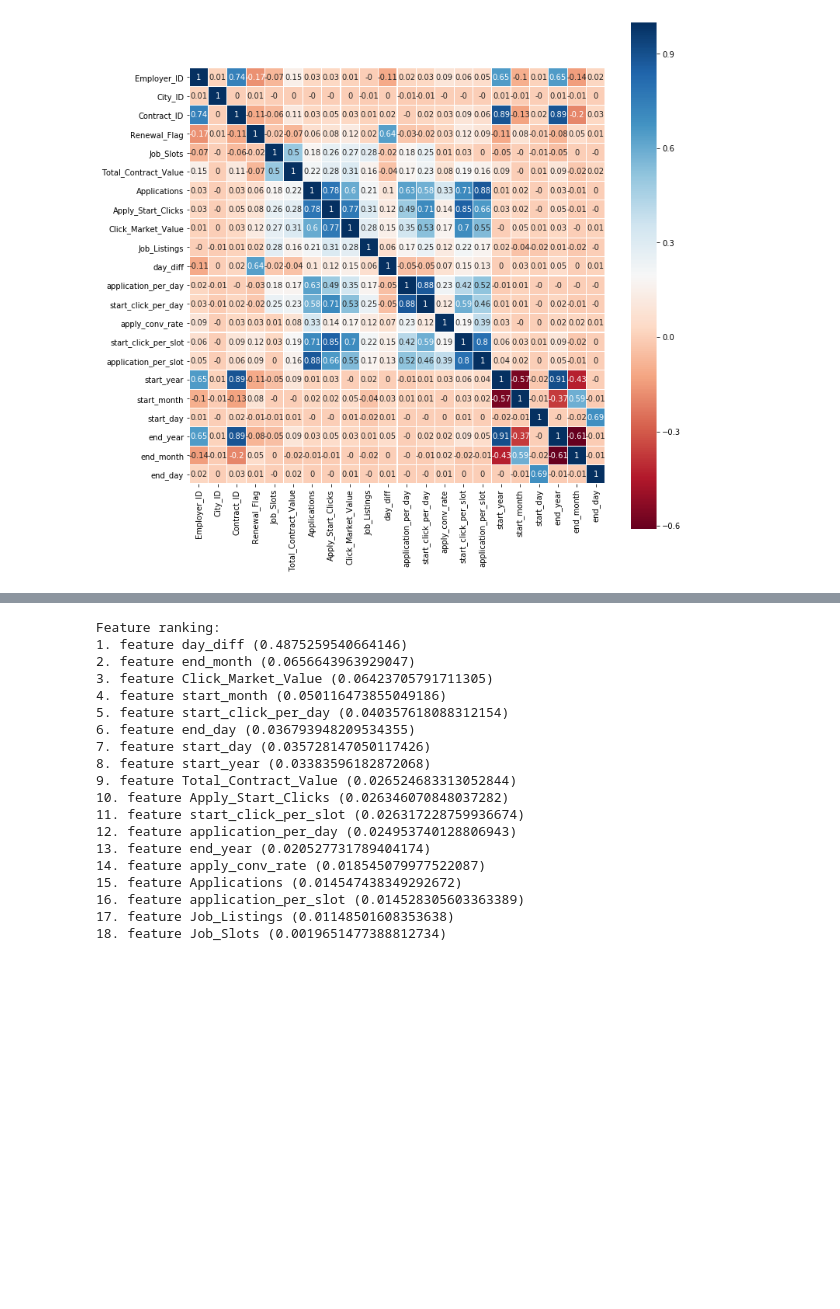
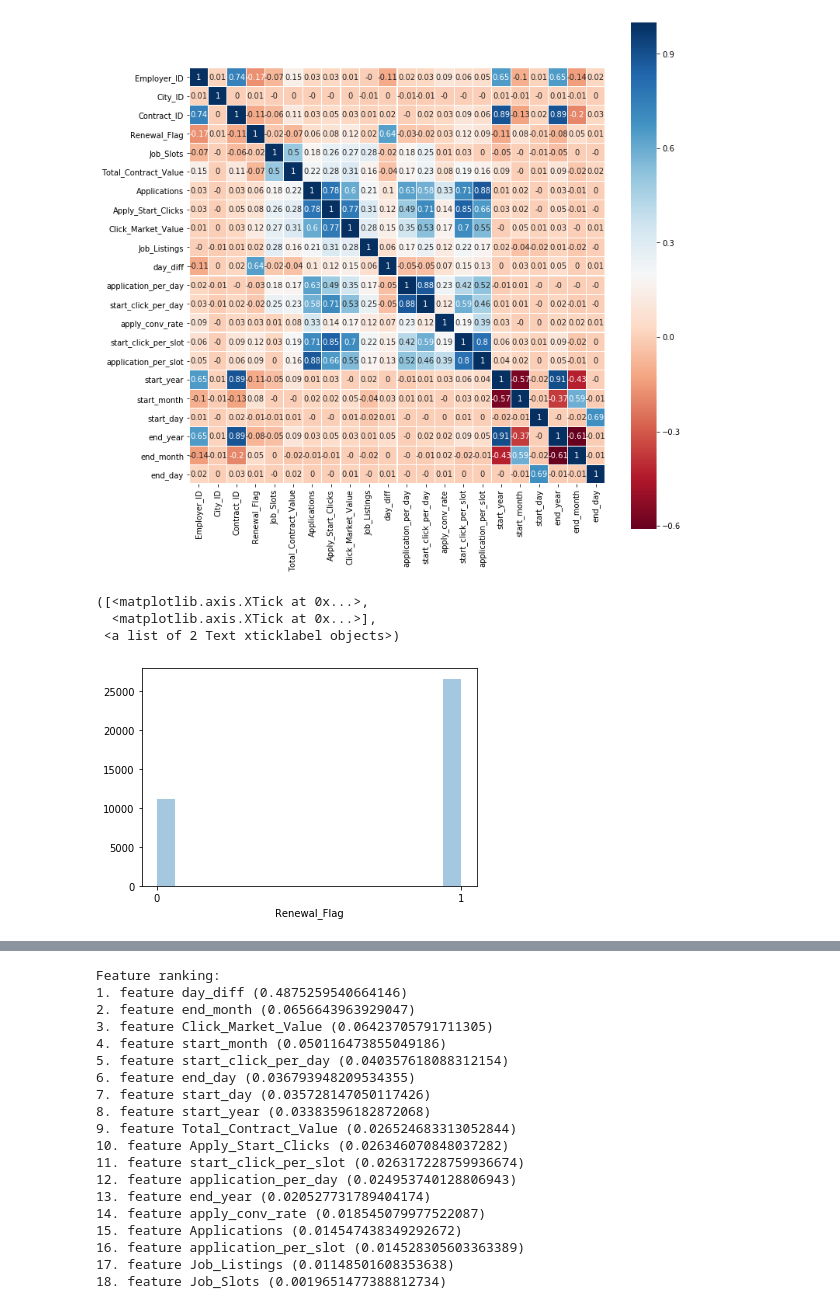
Before and after one commit to telenovelachuan/job_slot_retention, a Jupyter notebook: retention_analysis.ipynb, the cells around one changed output, grey strips where cells are left out. Saved outputs shown, nothing was run; the diff lists cells and outputs as text; code cells hidden in the pictures; blank space fills up the shorter version.

```diff
--- a/retention_analysis.ipynb
+++ b/retention_analysis.ipynb
@@ -35,6 +36,14 @@ sns.heatmap(df_metrics.corr(method='pearson', min_periods=1).round(decimals=2),
 plt.show()
 # %% [output]
 [figure]
+# %%
+sns.distplot(df_metrics[y_label], kde=False)
+plt.xticks([0, 1])
+# %% [output]
+([<matplotlib.axis.XTick at 0x...>,
+  <matplotlib.axis.XTick at 0x...>],
+ <a list of 2 Text xticklabel objects>)
+[figure, added]
 # %%
 df_train = df_metrics.replace([np.inf, -np.inf], np.nan).dropna()
 df_train.drop(['Employer_ID', 'City_ID', 'Contract_ID', 'StartDate', 'EndDate'], axis=1, inplace=True)
```
Also changed, not shown: parts of 5 cells of this notebook, 1 other file.
